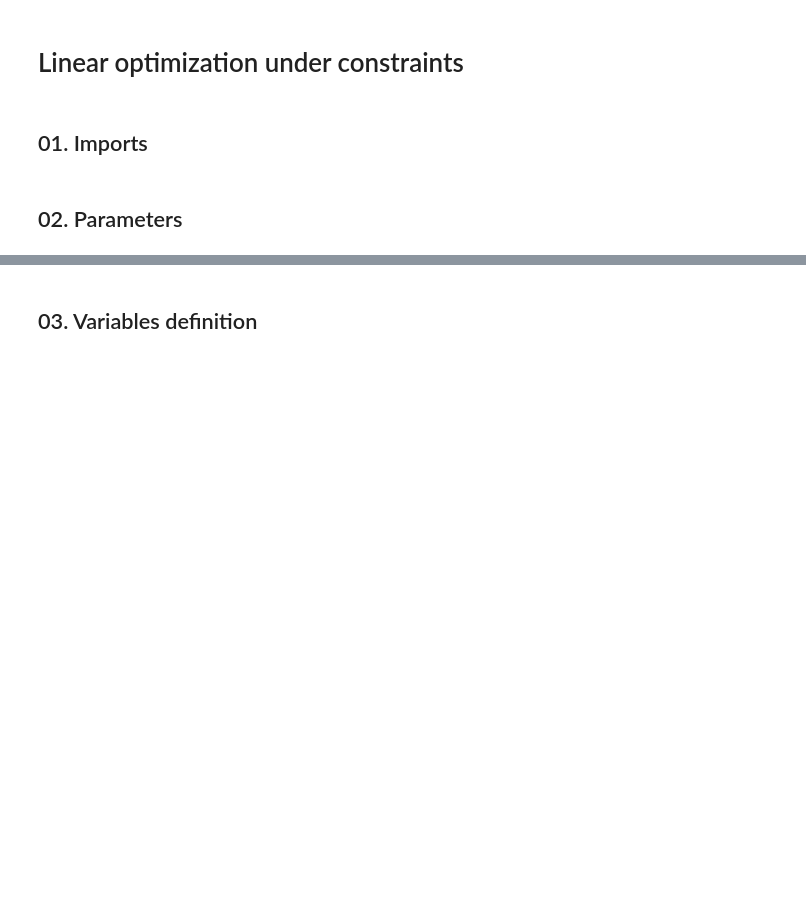
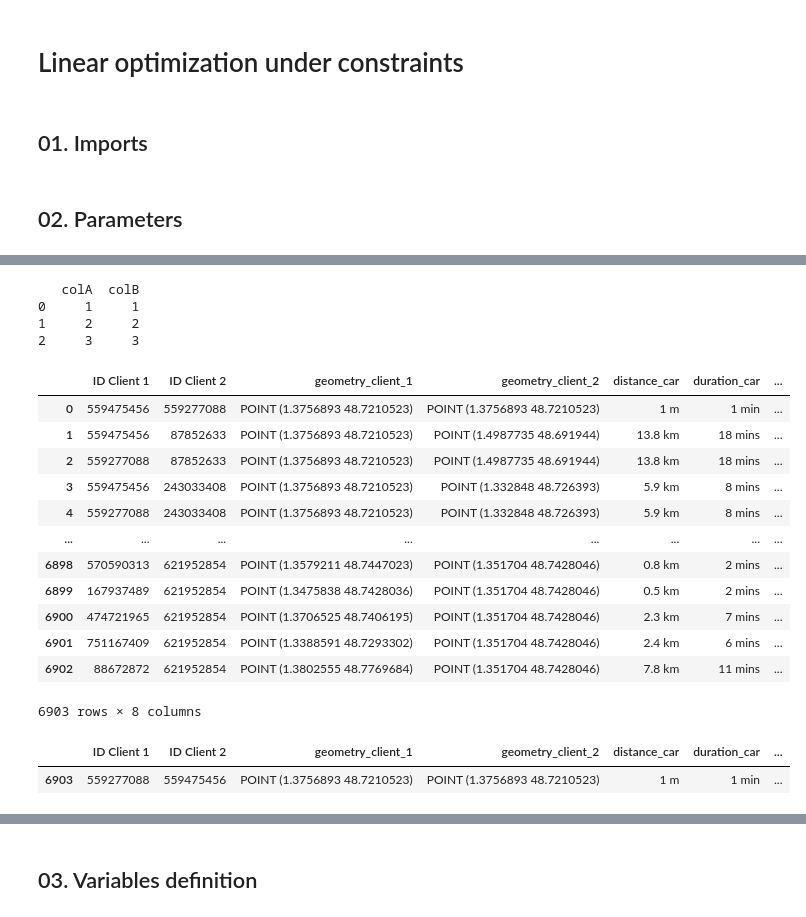
Before and after one commit to gplassais/data_4_health, a Jupyter notebook: notebooks/optim_gaspard.ipynb, the cells around one changed output, grey strips where cells are left out. Cells and saved outputs as stored; diff of their text form; code cells hidden in the pictures; blank space fills up the shorter version.

```diff
--- a/notebooks/optim_gaspard.ipynb
+++ b/notebooks/optim_gaspard.ipynb
@@ -14,0 +45,43 @@ from itertools import groupby
+# %%
+df = pd.DataFrame()
+df['col1'] = [1, 2, 3]
+df['col2'] = [1, 2, 3]
+df = df.rename(columns={'col1': 'colA', 'col2': 'colB'})
+print(df)
+# %% [output]
+   colA  colB
+0     1     1
+1     2     2
+2     3     3
+# %%
+distance_matrix_client_client = pd.read_csv('../data/distance_matrix_client_to_client.csv')
+distance_matrix_client_client_2 = distance_matrix_client_client.copy()
+distance_matrix_client_client_2['ID Client 1'], distance_matrix_client_client_2['ID Client 2'] = distance_matrix_client_client_2['ID Client 2'], distance_matrix_client_client_2['ID Client 1']
+distance_matrix_client_client = pd.concat([distance_matrix_client_client, distance_matrix_client_client_2], ignore_index=True)
+distance_matrix_inter_client = pd.read_csv('../data/distance_matrix_inter_to_client.csv')
+# %%
+distance_matrix_client_client
+# %% [output]
+|  | ID Client 1 | ID Client 2 | geometry_client_1 | geometry_client_2 | distance_car | duration_car | ... |
+| 0 | 559475456 | 559277088 | POINT (1.3756893 48.7210523) | POINT (1.3756893 48.7210523) | 1 m | 1 min | ... |
+| 1 | 559475456 | 87852633 | POINT (1.3756893 48.7210523) | POINT (1.4987735 48.691944) | 13.8 km | 18 mins | ... |
+| 2 | 559277088 | 87852633 | POINT (1.3756893 48.7210523) | POINT (1.4987735 48.691944) | 13.8 km | 18 mins | ... |
+| 3 | 559475456 | 243033408 | POINT (1.3756893 48.7210523) | POINT (1.332848 48.726393) | 5.9 km | 8 mins | ... |
+| 4 | 559277088 | 243033408 | POINT (1.3756893 48.7210523) | POINT (1.332848 48.726393) | 5.9 km | 8 mins | ... |
+| ... | ... | ... | ... | ... | ... | ... | ... |
+| 6898 | 570590313 | 621952854 | POINT (1.3579211 48.7447023) | POINT (1.351704 48.7428046) | 0.8 km | 2 mins | ... |
+| 6899 | 167937489 | 621952854 | POINT (1.3475838 48.7428036) | POINT (1.351704 48.7428046) | 0.5 km | 2 mins | ... |
+| 6900 | 474721965 | 621952854 | POINT (1.3706525 48.7406195) | POINT (1.351704 48.7428046) | 2.3 km | 7 mins | ... |
+| 6901 | 751167409 | 621952854 | POINT (1.3388591 48.7293302) | POINT (1.351704 48.7428046) | 2.4 km | 6 mins | ... |
+| 6902 | 88672872 | 621952854 | POINT (1.3802555 48.7769684) | POINT (1.351704 48.7428046) | 7.8 km | 11 mins | ... |
+6903 rows × 8 columns
+# %%
+id_client_1 = distance_matrix_client_client.loc[0]['ID Client 1']
+id_client_2 = distance_matrix_client_client.loc[0]['ID Client 2']
+distance_matrix_client_client[
+    (distance_matrix_client_client['ID Client 2']==id_client_1)
+    &(distance_matrix_client_client['ID Client 1']==id_client_2)
+]
+# %% [output]
+|  | ID Client 1 | ID Client 2 | geometry_client_1 | geometry_client_2 | distance_car | duration_car | ... |
+| 6903 | 559277088 | 559475456 | POINT (1.3756893 48.7210523) | POINT (1.3756893 48.7210523) | 1 m | 1 min | ... |
```
Also changed, not shown: parts of 23 cells of this notebook.
